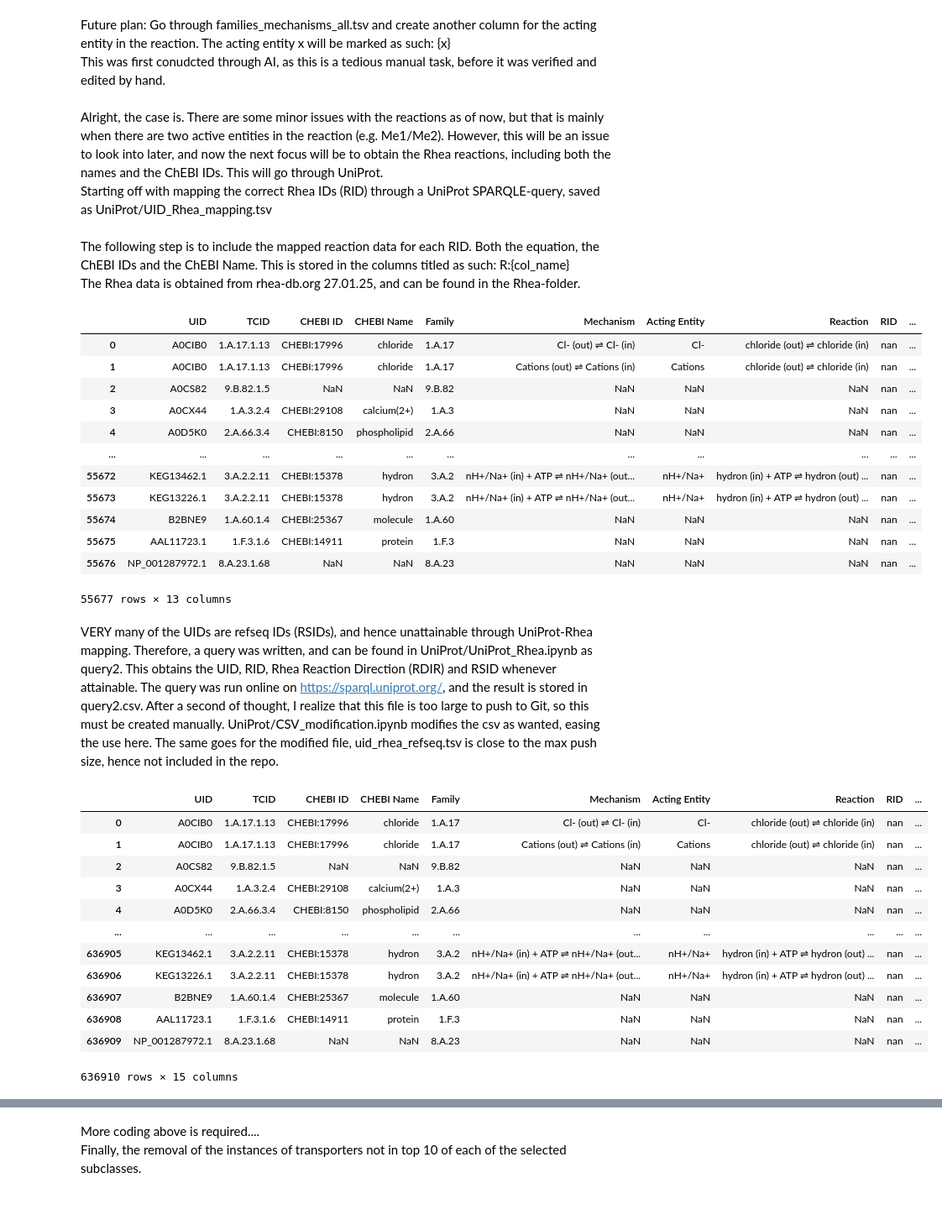
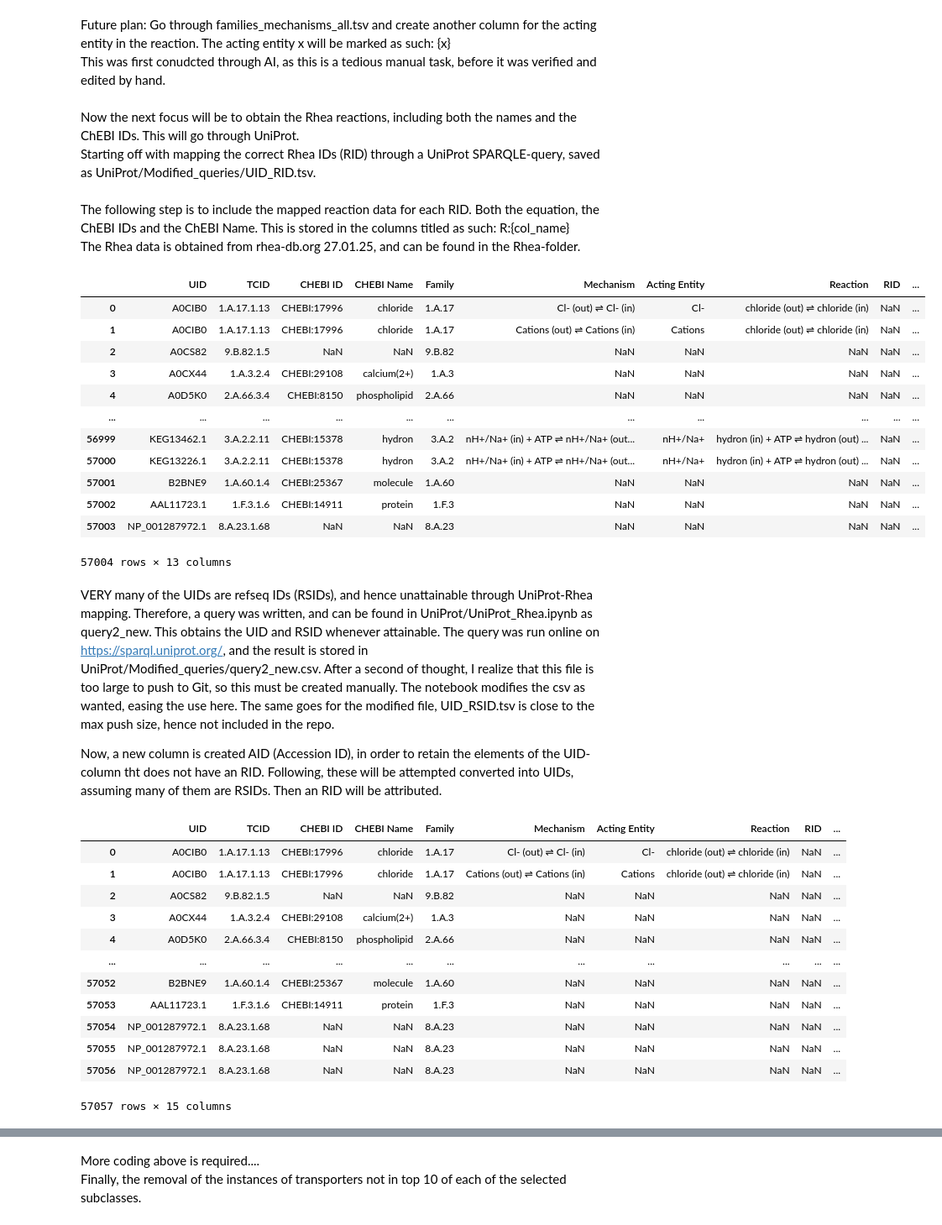
Before and after one commit to blandro/master-project, a Jupyter notebook: Approach 1/main1.ipynb, the cells around one changed output, grey strips where cells are left out. Shown: that part at 84% size. Saved outputs shown, nothing was run; the diff lists cells and outputs as text; code cells hidden in the pictures.

Commit message:
Complete UID-RSID mapping

```diff
--- a/Approach 1/main1.ipynb
+++ b/Approach 1/main1.ipynb
@@ -119,14 +104,12 @@ def create_reaction_row(row):
 
 df["Reaction"] = df.apply(create_reaction_row, axis=1)
 # %% [markdown]
-Alright, the case is. There are some minor issues with the reactions as of now, but that is mainly when there are two active entities in the reaction (e.g. Me1/Me2). However, this will be an issue to look into later, and now the next focus will be to obtain the Rhea reactions, including both the names and the ChEBI IDs. This will go through UniProt.\
-Starting off with mapping the correct Rhea IDs (RID) through a UniProt SPARQLE-query, saved as UniProt/UID_Rhea_mapping.tsv
+Now the next focus will be to obtain the Rhea reactions, including both the names and the ChEBI IDs. This will go through UniProt.\
+Starting off with mapping the correct Rhea IDs (RID) through a UniProt SPARQLE-query, saved as UniProt/Modified_queries/UID_RID.tsv.
 # %%
-# Excluding the direction of the reaction for now
-uid_rhea_map = pd.read_csv("../UniProt/Modified_queries/UID_Rhea_mapping.tsv", sep="\t", usecols=[0,1])
+uid_rhea_map = pd.read_csv("../UniProt/Modified_queries/RID_UID.tsv", sep="\t")
 
-df = df.merge(uid_rhea_map, left_on="UID", right_on="protein", how="left")
-df = df.rename(columns={"reaction": "RID"})
+df = df.merge(uid_rhea_map, left_on="UID", right_on="UID", how="left")
 df["RID"] = df["RID"].apply(lambda x: f"RHEA:{int(x)}" if pd.notnull(x) else x)
 # %% [markdown]
 The following step is to include the mapped reaction data for each RID. Both the equation, the ChEBI IDs and the ChEBI Name. This is stored in the columns titled as such: R:{col_name}\
@@ -138,46 +121,51 @@ rhea["Reaction identifier"] = rhea["Reaction identifier"].astype(str)
 df["RID"] = df["RID"].astype(str)
 df = df.merge(rhea, left_on="RID", right_on="Reaction identifier", how="left")
 
-df = df.drop(columns=["protein", "Reaction identifier"])
+df = df.drop(columns=["Reaction identifier"])
 df = df.rename(columns=lambda x: f"R:{x}" if x not in
                ["TCID", "UID", "CHEBI ID", "CHEBI Name", "Mechanism", "Acting Entity", "Reaction", "RID", "Family"]
                else x)
+df["RID"] = df["RID"].replace("nan", np.nan)
 
 df
 # %% [output]
 |  | UID | TCID | CHEBI ID | CHEBI Name | Family | Mechanism | Acting Entity | Reaction | RID | ... |
-| 0 | A0CIB0 | 1.A.17.1.13 | CHEBI:17996 | chloride | 1.A.17 | Cl- (out) ⇌ Cl- (in) | Cl- | chloride (out) ⇌ chloride (in) | nan | ... |
-| 1 | A0CIB0 | 1.A.17.1.13 | CHEBI:17996 | chloride | 1.A.17 | Cations (out) ⇌ Cations (in) | Cations | chloride (out) ⇌ chloride (in) | nan | ... |
-| 2 | A0CS82 | 9.B.82.1.5 | NaN | NaN | 9.B.82 | NaN | NaN | NaN | nan | ... |
-| 3 | A0CX44 | 1.A.3.2.4 | CHEBI:29108 | calcium(2+) | 1.A.3 | NaN | NaN | NaN | nan | ... |
-| 4 | A0D5K0 | 2.A.66.3.4 | CHEBI:8150 | phospholipid | 2.A.66 | NaN | NaN | NaN | nan | ... |
+| 0 | A0CIB0 | 1.A.17.1.13 | CHEBI:17996 | chloride | 1.A.17 | Cl- (out) ⇌ Cl- (in) | Cl- | chloride (out) ⇌ chloride (in) | NaN | ... |
+| 1 | A0CIB0 | 1.A.17.1.13 | CHEBI:17996 | chloride | 1.A.17 | Cations (out) ⇌ Cations (in) | Cations | chloride (out) ⇌ chloride (in) | NaN | ... |
+| 2 | A0CS82 | 9.B.82.1.5 | NaN | NaN | 9.B.82 | NaN | NaN | NaN | NaN | ... |
+| 3 | A0CX44 | 1.A.3.2.4 | CHEBI:29108 | calcium(2+) | 1.A.3 | NaN | NaN | NaN | NaN | ... |
+| 4 | A0D5K0 | 2.A.66.3.4 | CHEBI:8150 | phospholipid | 2.A.66 | NaN | NaN | NaN | NaN | ... |
 | ... | ... | ... | ... | ... | ... | ... | ... | ... | ... | ... |
-| 55672 | KEG13462.1 | 3.A.2.2.11 | CHEBI:15378 | hydron | 3.A.2 | nH+/Na+ (in) + ATP ⇌ nH+/Na+ (out... | nH+/Na+ | hydron (in) + ATP ⇌ hydron (out) ... | nan | ... |
-| 55673 | KEG13226.1 | 3.A.2.2.11 | CHEBI:15378 | hydron | 3.A.2 | nH+/Na+ (in) + ATP ⇌ nH+/Na+ (out... | nH+/Na+ | hydron (in) + ATP ⇌ hydron (out) ... | nan | ... |
-| 55674 | B2BNE9 | 1.A.60.1.4 | CHEBI:25367 | molecule | 1.A.60 | NaN | NaN | NaN | nan | ... |
-| 55675 | AAL11723.1 | 1.F.3.1.6 | CHEBI:14911 | protein | 1.F.3 | NaN | NaN | NaN | nan | ... |
-| 55676 | NP_001287972.1 | 8.A.23.1.68 | NaN | NaN | 8.A.23 | NaN | NaN | NaN | nan | ... |
+| 56999 | KEG13462.1 | 3.A.2.2.11 | CHEBI:15378 | hydron | 3.A.2 | nH+/Na+ (in) + ATP ⇌ nH+/Na+ (out... | nH+/Na+ | hydron (in) + ATP ⇌ hydron (out) ... | NaN | ... |
+| 57000 | KEG13226.1 | 3.A.2.2.11 | CHEBI:15378 | hydron | 3.A.2 | nH+/Na+ (in) + ATP ⇌ nH+/Na+ (out... | nH+/Na+ | hydron (in) + ATP ⇌ hydron (out) ... | NaN | ... |
+| 57001 | B2BNE9 | 1.A.60.1.4 | CHEBI:25367 | molecule | 1.A.60 | NaN | NaN | NaN | NaN | ... |
+| 57002 | AAL11723.1 | 1.F.3.1.6 | CHEBI:14911 | protein | 1.F.3 | NaN | NaN | NaN | NaN | ... |
+| 57003 | NP_001287972.1 | 8.A.23.1.68 | NaN | NaN | 8.A.23 | NaN | NaN | NaN | NaN | ... |
-55677 rows × 13 columns
+57004 rows × 13 columns
 # %% [markdown]
-VERY many of the UIDs are refseq IDs (RSIDs), and hence unattainable through UniProt-Rhea mapping. Therefore, a query was written, and can be found in UniProt/UniProt_Rhea.ipynb as query2. This obtains the UID, RID, Rhea Reaction Direction (RDIR) and RSID whenever attainable. The query was run online on https://sparql.uniprot.org/, and the result is stored in query2.csv. After a second of thought, I realize that this file is too large to push to Git, so this must be created manually. UniProt/CSV_modification.ipynb modifies the csv as wanted, easing the use here. The same goes for the modified file, uid_rhea_refseq.tsv is close to the max push size, hence not included in the repo.
+VERY many of the UIDs are refseq IDs (RSIDs), and hence unattainable through UniProt-Rhea mapping. Therefore, a query was written, and can be found in UniProt/UniProt_Rhea.ipynb as query2_new. This obtains the UID and RSID whenever attainable. The query was run online on https://sparql.uniprot.org/, and the result is stored in UniProt/Modified_queries/query2_new.csv. After a second of thought, I realize that this file is too large to push to Git, so this must be created manually. The notebook modifies the csv as wanted, easing the use here. The same goes for the modified file, UID_RSID.tsv is close to the max push size, hence not included in the repo.
+
+Now, a new column is created AID (Accession ID), in order to retain the elements of the UID-column tht does not have an RID. Following, these will be attempted converted into UIDs, assuming many of them are RSIDs. Then an RID will be attributed.
 # %%
-refseq = pd.read_csv("../UniProt/Modified_queries/uid_rhea_refseq.tsv", sep="\t", usecols=[0,1,3])
+refseq = pd.read_csv("../UniProt/Modified_queries/UID_RSID.tsv", sep="\t")
 
-df = df.merge(refseq, on='UID', how='left', suffixes=('', '_refseq'))
-# df['RID'] = df['RID'].fillna(df['RID_refseq'])
-# df.drop(columns=['RID_refseq'], inplace=True)
+df["AID"] = df["UID"].where(df["RID"].isna())
+df = df.merge(refseq, left_on="AID", right_on="RSID", how="left")
+df = df.rename(columns={"UID_x": "UID", "UID_y": "UID2"})
+df = df.drop(columns=["RSID"])
+
 df
 # %% [output]
 |  | UID | TCID | CHEBI ID | CHEBI Name | Family | Mechanism | Acting Entity | Reaction | RID | ... |
-| 0 | A0CIB0 | 1.A.17.1.13 | CHEBI:17996 | chloride | 1.A.17 | Cl- (out) ⇌ Cl- (in) | Cl- | chloride (out) ⇌ chloride (in) | nan | ... |
-| 1 | A0CIB0 | 1.A.17.1.13 | CHEBI:17996 | chloride | 1.A.17 | Cations (out) ⇌ Cations (in) | Cations | chloride (out) ⇌ chloride (in) | nan | ... |
-| 2 | A0CS82 | 9.B.82.1.5 | NaN | NaN | 9.B.82 | NaN | NaN | NaN | nan | ... |
-| 3 | A0CX44 | 1.A.3.2.4 | CHEBI:29108 | calcium(2+) | 1.A.3 | NaN | NaN | NaN | nan | ... |
-| 4 | A0D5K0 | 2.A.66.3.4 | CHEBI:8150 | phospholipid | 2.A.66 | NaN | NaN | NaN | nan | ... |
+| 0 | A0CIB0 | 1.A.17.1.13 | CHEBI:17996 | chloride | 1.A.17 | Cl- (out) ⇌ Cl- (in) | Cl- | chloride (out) ⇌ chloride (in) | NaN | ... |
+| 1 | A0CIB0 | 1.A.17.1.13 | CHEBI:17996 | chloride | 1.A.17 | Cations (out) ⇌ Cations (in) | Cations | chloride (out) ⇌ chloride (in) | NaN | ... |
+| 2 | A0CS82 | 9.B.82.1.5 | NaN | NaN | 9.B.82 | NaN | NaN | NaN | NaN | ... |
+| 3 | A0CX44 | 1.A.3.2.4 | CHEBI:29108 | calcium(2+) | 1.A.3 | NaN | NaN | NaN | NaN | ... |
+| 4 | A0D5K0 | 2.A.66.3.4 | CHEBI:8150 | phospholipid | 2.A.66 | NaN | NaN | NaN | NaN | ... |
 | ... | ... | ... | ... | ... | ... | ... | ... | ... | ... | ... |
-| 636905 | KEG13462.1 | 3.A.2.2.11 | CHEBI:15378 | hydron | 3.A.2 | nH+/Na+ (in) + ATP ⇌ nH+/Na+ (out... | nH+/Na+ | hydron (in) + ATP ⇌ hydron (out) ... | nan | ... |
-| 636906 | KEG13226.1 | 3.A.2.2.11 | CHEBI:15378 | hydron | 3.A.2 | nH+/Na+ (in) + ATP ⇌ nH+/Na+ (out... | nH+/Na+ | hydron (in) + ATP ⇌ hydron (out) ... | nan | ... |
-| 636907 | B2BNE9 | 1.A.60.1.4 | CHEBI:25367 | molecule | 1.A.60 | NaN | NaN | NaN | nan | ... |
-| 636908 | AAL11723.1 | 1.F.3.1.6 | CHEBI:14911 | protein | 1.F.3 | NaN | NaN | NaN | nan | ... |
-| 636909 | NP_001287972.1 | 8.A.23.1.68 | NaN | NaN | 8.A.23 | NaN | NaN | NaN | nan | ... |
+| 57052 | B2BNE9 | 1.A.60.1.4 | CHEBI:25367 | molecule | 1.A.60 | NaN | NaN | NaN | NaN | ... |
+| 57053 | AAL11723.1 | 1.F.3.1.6 | CHEBI:14911 | protein | 1.F.3 | NaN | NaN | NaN | NaN | ... |
+| 57054 | NP_001287972.1 | 8.A.23.1.68 | NaN | NaN | 8.A.23 | NaN | NaN | NaN | NaN | ... |
+| 57055 | NP_001287972.1 | 8.A.23.1.68 | NaN | NaN | 8.A.23 | NaN | NaN | NaN | NaN | ... |
+| 57056 | NP_001287972.1 | 8.A.23.1.68 | NaN | NaN | 8.A.23 | NaN | NaN | NaN | NaN | ... |
-636910 rows × 15 columns
+57057 rows × 15 columns
```
Also changed, not shown: parts of 5 cells of this notebook, 2 other files.
